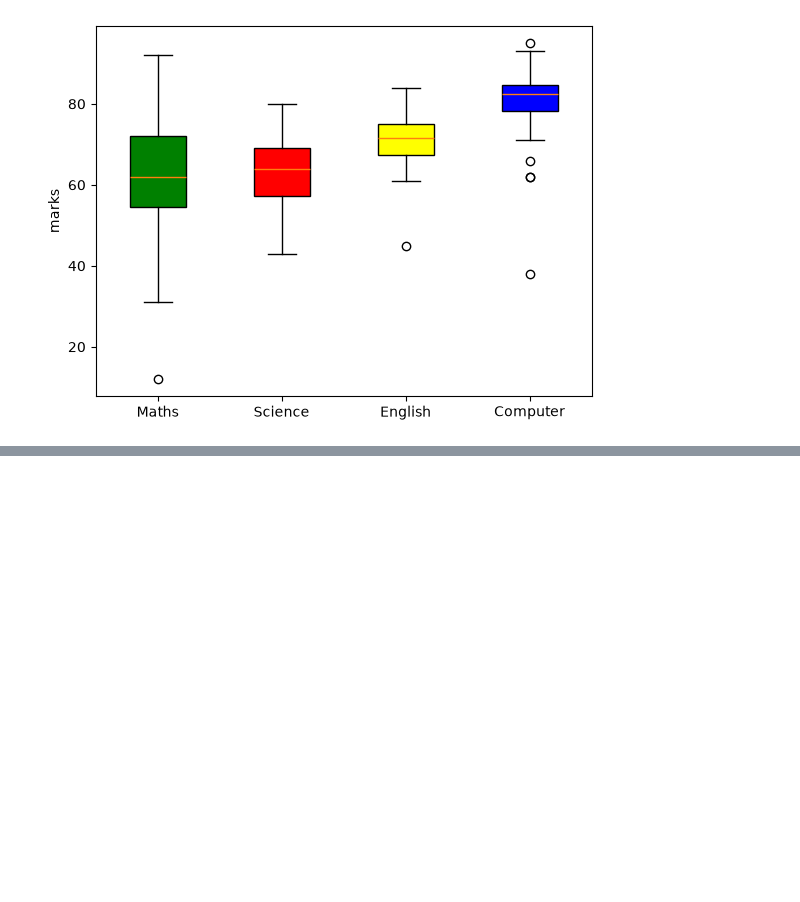
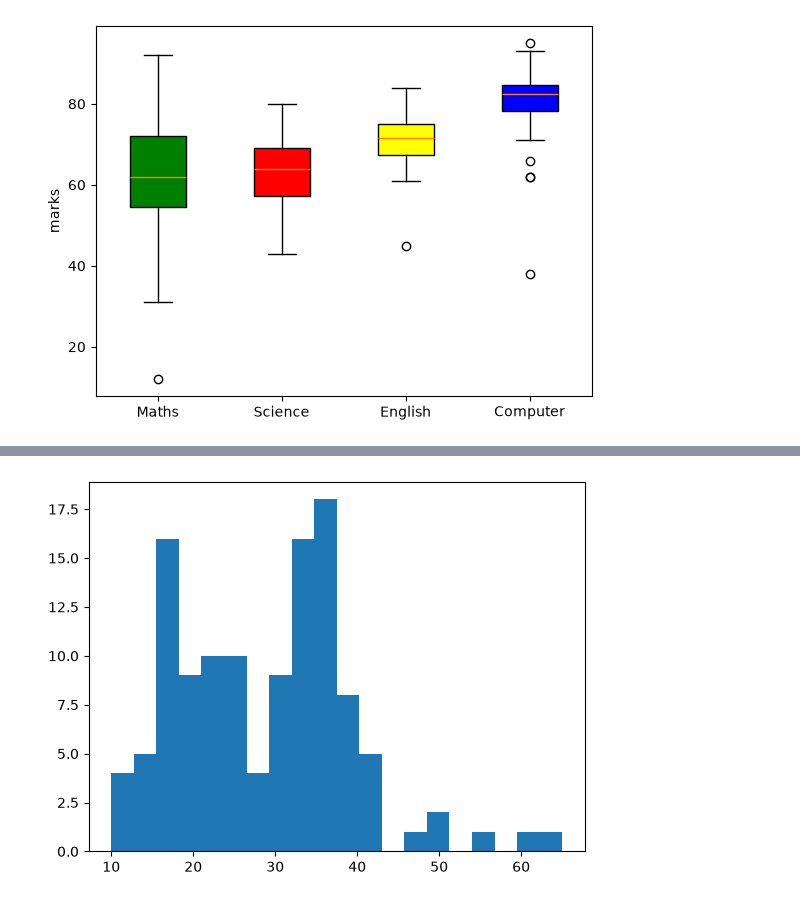
Before and after one commit to singh-amit-45/Data-Science, a Jupyter notebook: Libraries/Matplotlib/Matplotlib.ipynb, the cells around one changed output, grey strips where cells are left out. Cells and saved outputs as stored; diff of their text form; code cells hidden in the pictures; blank space fills up the shorter version.

```diff
--- a/Libraries/Matplotlib/Matplotlib.ipynb
+++ b/Libraries/Matplotlib/Matplotlib.ipynb
@@ -480,0 +497,5 @@ plt.show()
+# %%
+plt.hist(food['delivery_time_min'],bins=20)
+plt.show()
+# %% [output]
+[figure, added]
```
Also changed, not shown: parts of 11 cells of this notebook.
